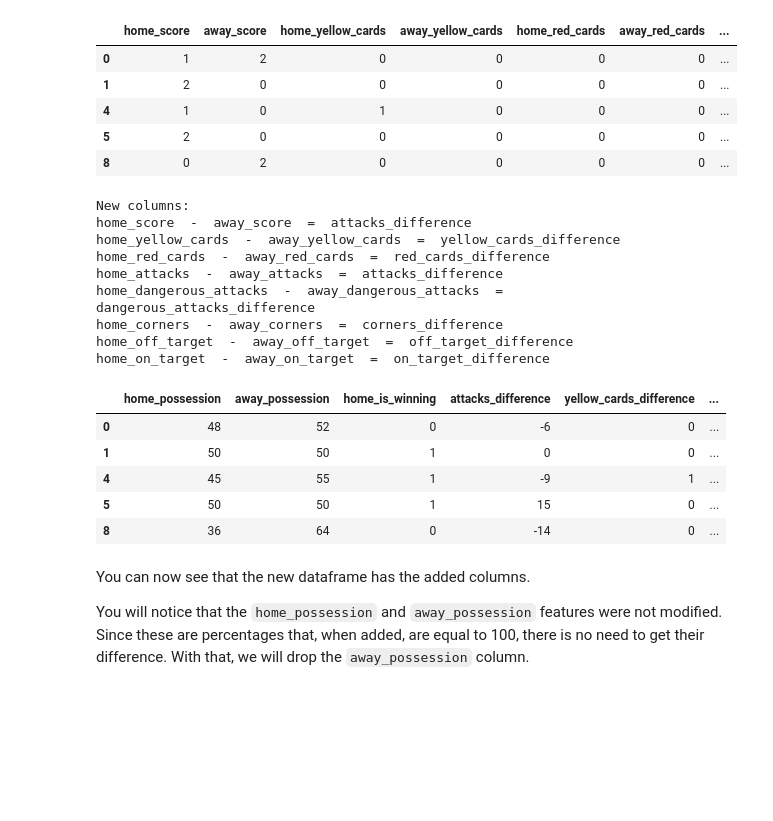
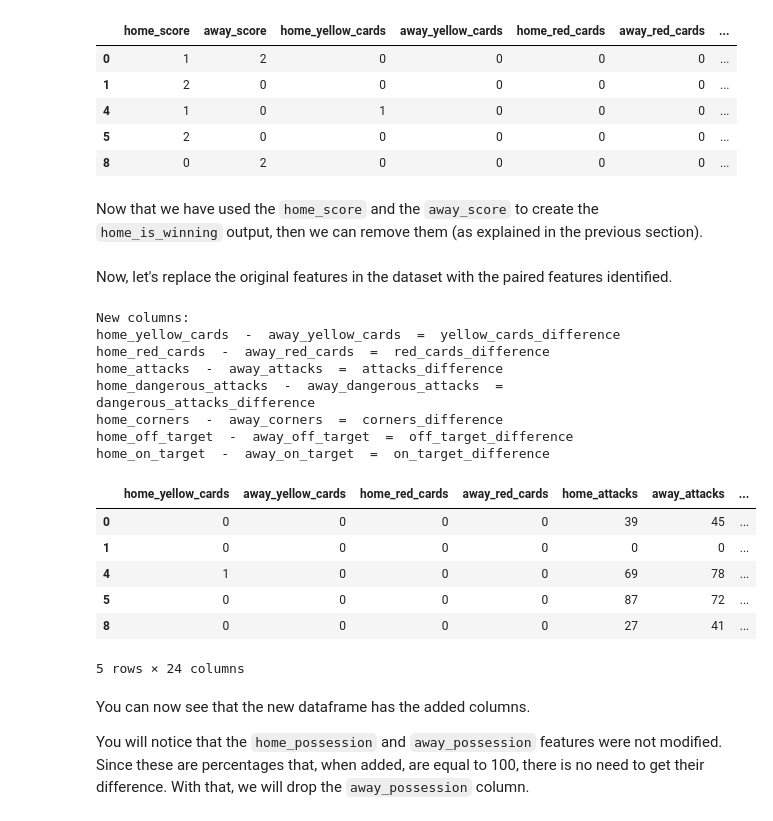
Before and after one commit to ayishamiara/STINTSY-MCO1, a Jupyter notebook: stintsy-mco1.ipynb, the cells around one changed output. Cells and saved outputs as stored; diff of their text form; code cells hidden in the pictures; blank space fills up the shorter version.

Commit message:
created df and df_pair

```diff
--- a/stintsy-mco1.ipynb
+++ b/stintsy-mco1.ipynb
@@ -255,6 +282,13 @@ df.head()
 | 4 | 1 | 0 | 1 | 0 | 0 | 0 | ... |
 | 5 | 2 | 0 | 0 | 0 | 0 | 0 | ... |
 | 8 | 0 | 2 | 0 | 0 | 0 | 0 | ... |
+# %% [markdown]
+Now that we have used the `home_score` and the `away_score` to create the `home_is_winning` output, then we can remove them (as explained in the previous section).
+# %%
+df = df.drop('home_score', axis=1)
+df = df.drop('away_score', axis=1)
+# %% [markdown]
+Now, let's replace the original features in the dataset with the paired features identified.
 # %%
 def add_difference_col(df, home_var, away_var, new_var):
     # create new column
@@ -262,47 +296,45 @@ def add_difference_col(df, home_var, away_var, new_var):
     added_column = df.apply(create_new_column, axis=1)
     # add new column
     df[new_var] = added_column
-    # drop old columns
-    df = df.drop(home_var, axis=1)
-    df = df.drop(away_var, axis=1)
+
     return df
 # %%
 cols = list(df.columns)
-new_cols = ['attacks_difference',
-            'yellow_cards_difference',
+
+new_cols = ['yellow_cards_difference',
             'red_cards_difference',
             'attacks_difference',
             'dangerous_attacks_difference',
             'corners_difference',
             'off_target_difference',
             'on_target_difference'
            ]
 
 print("New columns:")
 j = 0
 for i in range(0, len(cols) - 3, 2):
     print(f'{cols[i]}  -  {cols[i+1]}  =  {new_cols[j]}')
     # add the new columns
-    df = add_difference_col(df, cols[i], cols[i+1], new_cols[j])
+    df_pair = add_difference_col(df, cols[i], cols[i+1], new_cols[j])
     j += 1
 
-df.head()
+df_pair.head()
 # %% [output]
 New columns:
-home_score  -  away_score  =  attacks_difference
 home_yellow_cards  -  away_yellow_cards  =  yellow_cards_difference
 home_red_cards  -  away_red_cards  =  red_cards_difference
 home_attacks  -  away_attacks  =  attacks_difference
 home_dangerous_attacks  -  away_dangerous_attacks  =  dangerous_attacks_difference
 home_corners  -  away_corners  =  corners_difference
 home_off_target  -  away_off_target  =  off_target_difference
 home_on_target  -  away_on_target  =  on_target_difference
-|  | home_possession | away_possession | home_is_winning | attacks_difference | yellow_cards_difference | ... |
-| 0 | 48 | 52 | 0 | -6 | 0 | ... |
-| 1 | 50 | 50 | 1 | 0 | 0 | ... |
-| 4 | 45 | 55 | 1 | -9 | 1 | ... |
-| 5 | 50 | 50 | 1 | 15 | 0 | ... |
-| 8 | 36 | 64 | 0 | -14 | 0 | ... |
+|  | home_yellow_cards | away_yellow_cards | home_red_cards | away_red_cards | home_attacks | away_attacks | ... |
+| 0 | 0 | 0 | 0 | 0 | 39 | 45 | ... |
+| 1 | 0 | 0 | 0 | 0 | 0 | 0 | ... |
+| 4 | 1 | 0 | 0 | 0 | 69 | 78 | ... |
+| 5 | 0 | 0 | 0 | 0 | 87 | 72 | ... |
+| 8 | 0 | 0 | 0 | 0 | 27 | 41 | ... |
+5 rows × 24 columns
 # %% [markdown]
 You can now see that the new dataframe has the added columns.
 
```
Also changed, not shown: parts of 45 cells of this notebook.
